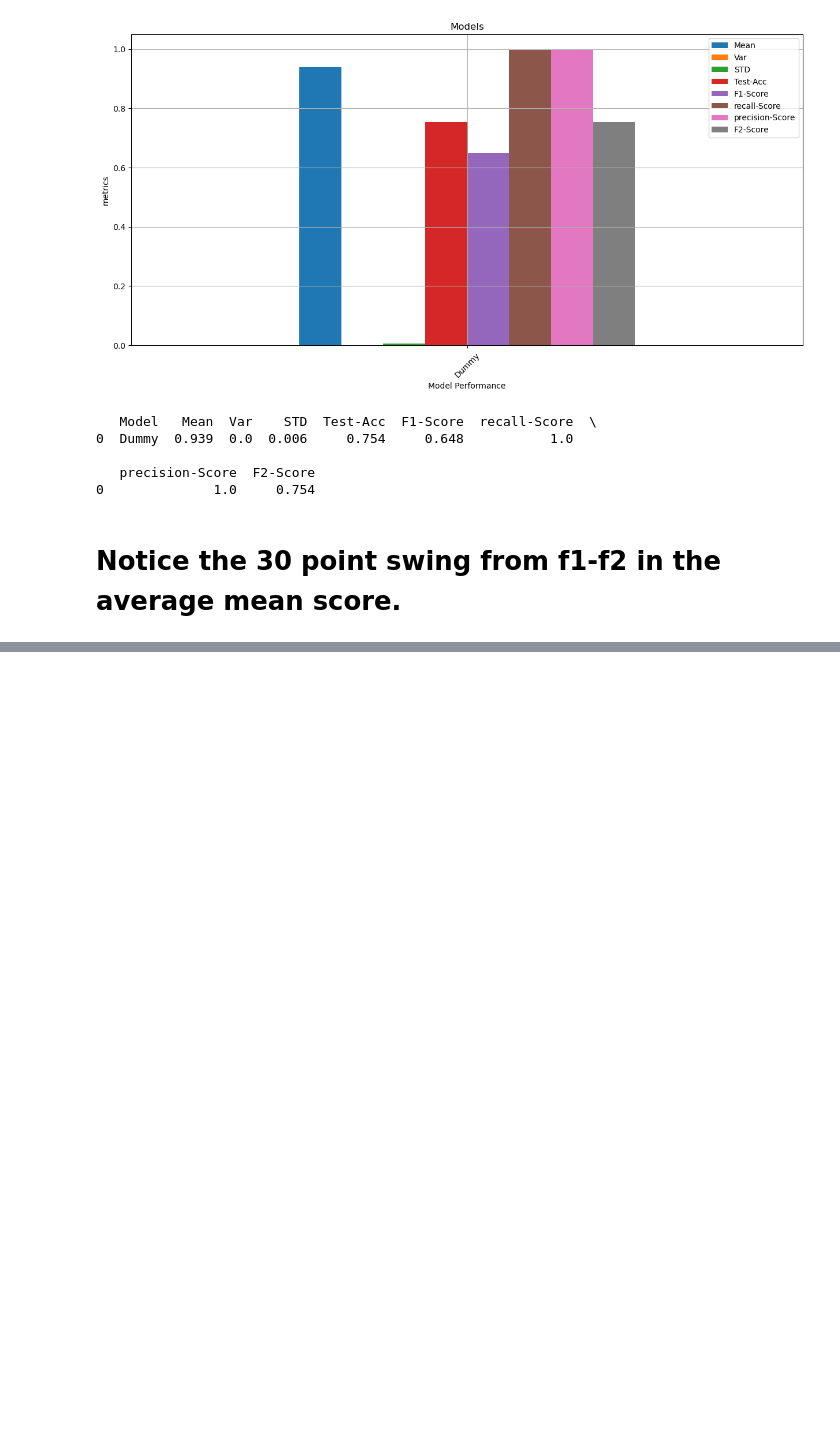
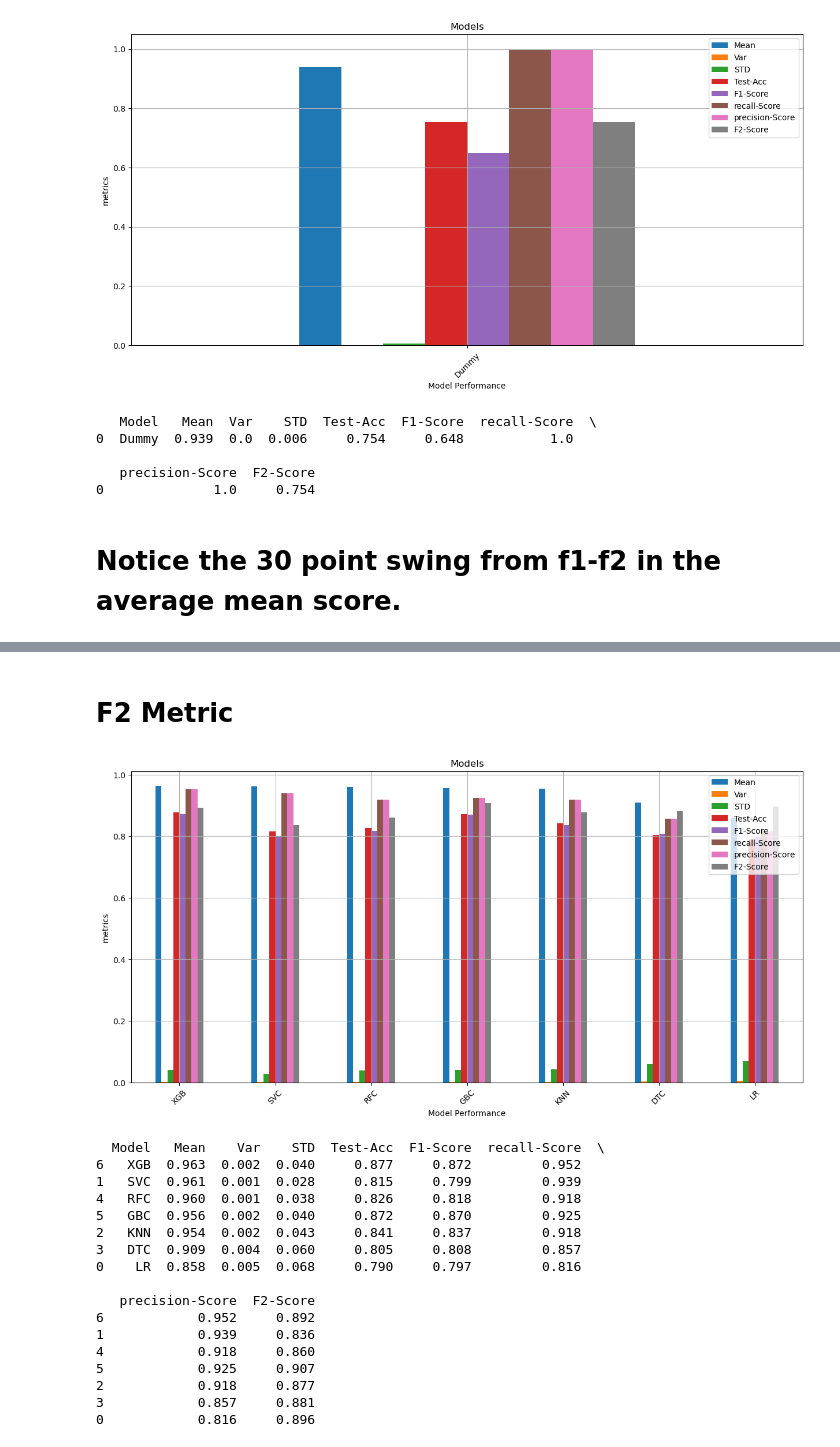
Before and after one commit to MaukanMir/Parkinsons-Classification-Analysis, a Jupyter notebook: training.ipynb, the cells around one changed output, grey strips where cells are left out. Cells and saved outputs as stored; diff of their text form; code cells hidden in the pictures; blank space fills up the shorter version.

```diff
--- a/training.ipynb
+++ b/training.ipynb
@@ -334,0 +385,23 @@ test_selected_models(model_names, models, X, y, f2_metric)
+# %% [markdown]
+# F2 Metric
+# %%
+test_selected_models(model_names, models, X, y, f2_metric)
+# %% [output]
+[figure, added]
+  Model   Mean    Var    STD  Test-Acc  F1-Score  recall-Score  \
+6   XGB  0.963  0.002  0.040     0.877     0.872         0.952
+1   SVC  0.961  0.001  0.028     0.815     0.799         0.939
+4   RFC  0.960  0.001  0.038     0.826     0.818         0.918
+5   GBC  0.956  0.002  0.040     0.872     0.870         0.925
+2   KNN  0.954  0.002  0.043     0.841     0.837         0.918
+3   DTC  0.909  0.004  0.060     0.805     0.808         0.857
+0    LR  0.858  0.005  0.068     0.790     0.797         0.816
+
+   precision-Score  F2-Score
+6            0.952     0.892
+1            0.939     0.836
+4            0.918     0.860
+5            0.925     0.907
+2            0.918     0.877
+3            0.857     0.881
+0            0.816     0.896
```
Also changed, not shown: parts of 5 cells of this notebook.
